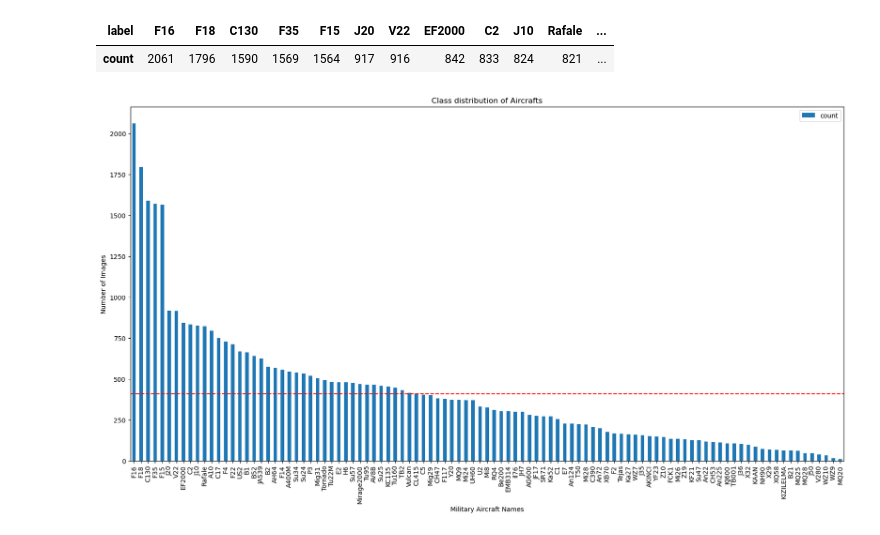
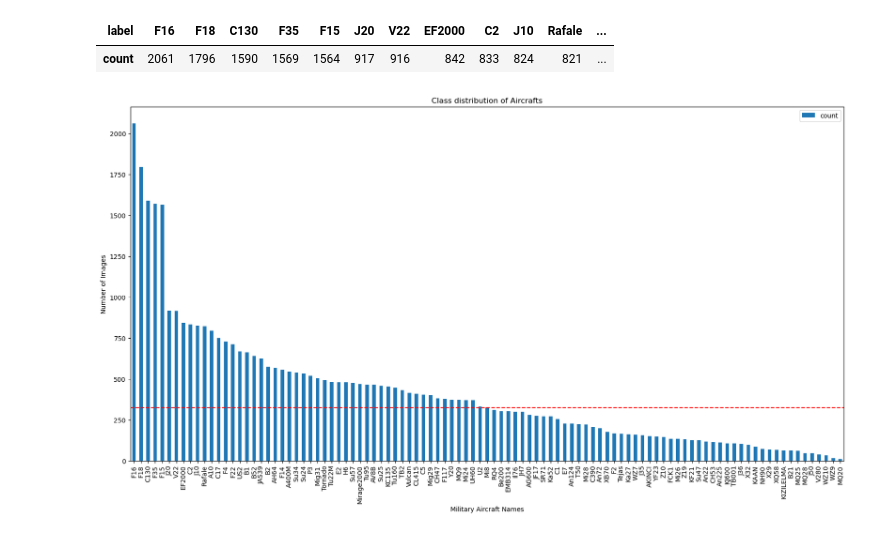
Before and after one commit to Eakempreet/ATAS_Project, a Jupyter notebook: notebooks/01_aircraft_classifier.ipynb, the cells around one changed output. Cells and saved outputs as stored; diff of their text form; code cells hidden in the pictures.

Commit message:
Completed the Exploratory Data Analysis on our refined data image_with_labels.csv

```diff
--- a/notebooks/01_aircraft_classifier.ipynb
+++ b/notebooks/01_aircraft_classifier.ipynb
@@ -630,14 +630,19 @@ df.T
 # %%
 # Visualization of Category distribution of Aircrafts
 
 df.plot.bar(figsize=(20, 10))
 plt.title("Class distribution of Aircrafts")
 plt.xlabel("Military Aircraft Names")
 plt.ylabel("Number of Images")
 plt.xticks(rotation=90)
-plt.axhline(y=np.mean(df.values),
+plt.axhline(y=np.median(df.values),
            linestyle="--",
            color="red")
 plt.show();
+
+# F16 is the dominant class (~2061 images) — the model will naturally lean toward predicting F16 if you don't handle this
+# The red median line sits around ~330 images
+# Roughly half the classes are below the median — that tail on the right is long
+# MQ20 at the far right is nearly invisible (~11 images)
 # %% [output]
-[figure, old version]
+[figure, new version]
```
Also changed, not shown: parts of 22 cells of this notebook.
